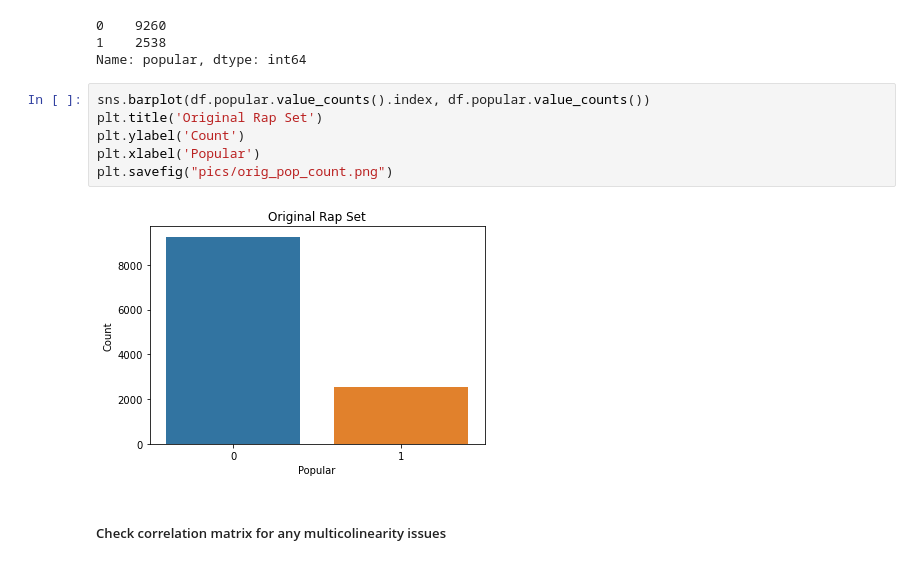
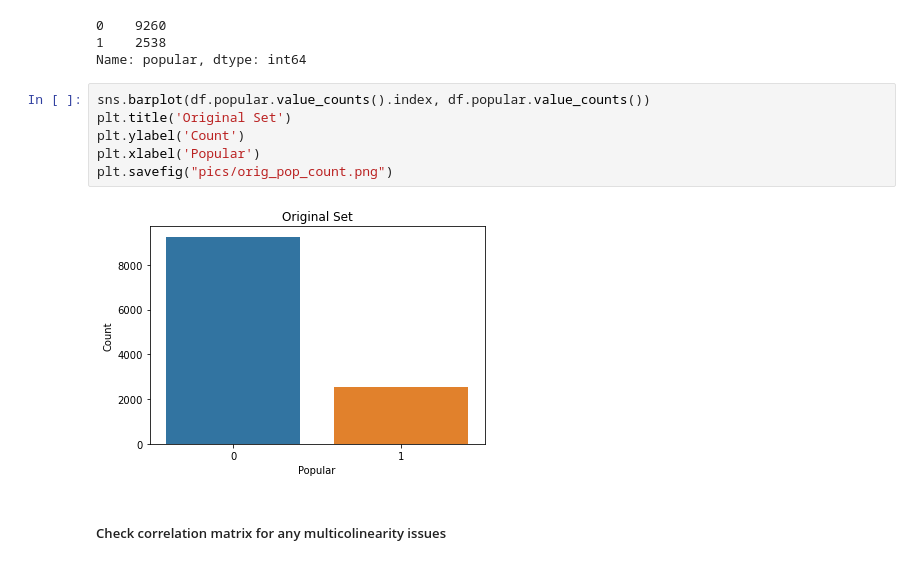
Before and after one commit to bmccabe96/Spotify_Popularity_Classification, a Jupyter notebook: Spotify_EDA.ipynb, the cells around one changed output. Drawn from its saved outputs; the diff is of its cells as text.

```diff
--- a/Spotify_EDA.ipynb
+++ b/Spotify_EDA.ipynb
@@ -99,12 +99,12 @@ df.popular.value_counts()
 Name: popular, dtype: int64
 # %%
 sns.barplot(df.popular.value_counts().index, df.popular.value_counts())
-plt.title('Original Rap Set')
+plt.title('Original Set')
 plt.ylabel('Count')
 plt.xlabel('Popular')
 plt.savefig("pics/orig_pop_count.png")
 # %% [output]
-[figure, old version]
+[figure, new version]
 # %% [markdown]
 ##### Check correlation matrix for any multicolinearity issues
 # %%
```
Also changed, not shown: parts of 4 cells of this notebook, 3 other files.
